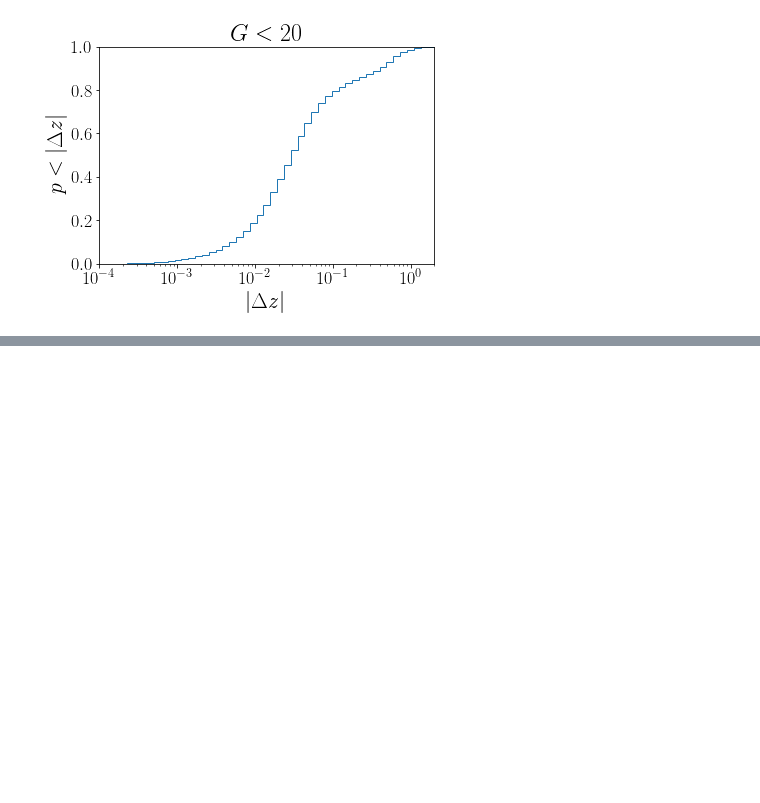
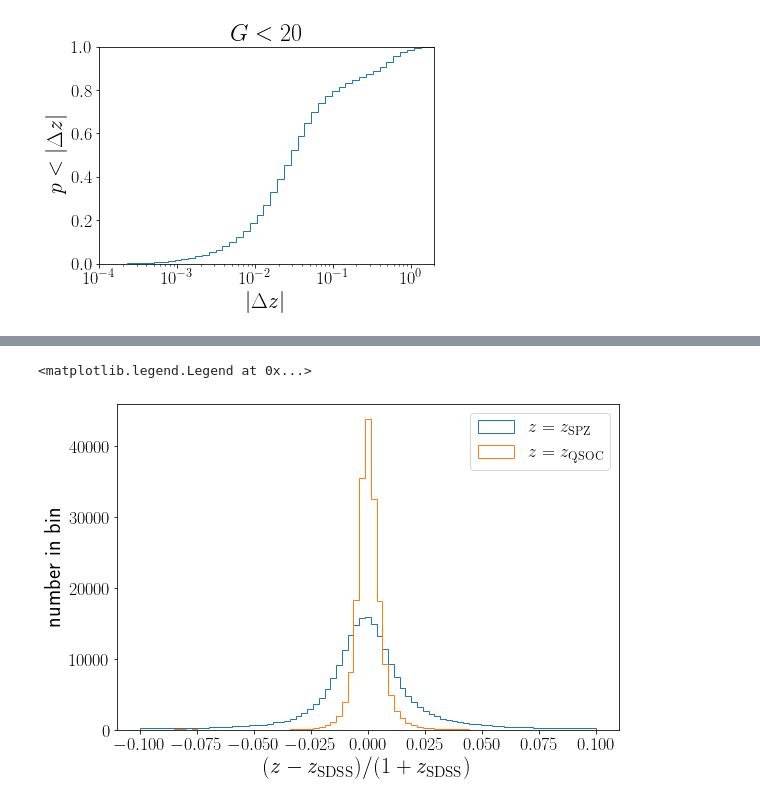
Before and after one commit to kstoreyf/gaia-quasars-lss, a Jupyter notebook: notebooks/2022-07-12_specphotoz_knn.ipynb, the cells around one changed output, grey strips where cells are left out. Cells and saved outputs as stored; diff of their text form; code cells hidden in the pictures; blank space fills up the shorter version.

```diff
--- a/notebooks/2022-07-12_specphotoz_knn.ipynb
+++ b/notebooks/2022-07-12_specphotoz_knn.ipynb
@@ -198,0 +294,11 @@ plt.ylim(0,1)
+# %%
+plt.figure(figsize=(9,6))
+near_zero_bins = np.linspace(-0.1, 0.1, 80)
+plt.hist(dz_spz, bins=near_zero_bins, histtype='step', label=r'$z=z_\mathrm{SPZ}$')
+plt.hist(dz_qsoc, bins=near_zero_bins, histtype='step', label=r'$z=z_\mathrm{QSOC}$')
+plt.xlabel(r'$(z - z_\mathrm{SDSS})/(1 + z_\mathrm{SDSS})$')
+plt.ylabel('number in bin')
+plt.legend()
+# %% [output]
+<matplotlib.legend.Legend at 0x...>
+[figure, added]
```
Also changed, not shown: parts of 30 cells of this notebook, 5 other files.
